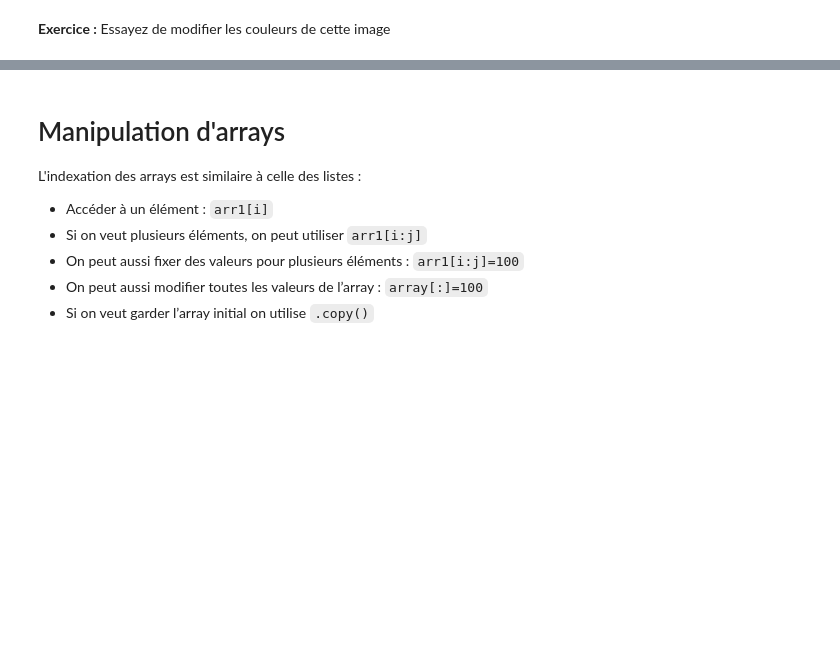
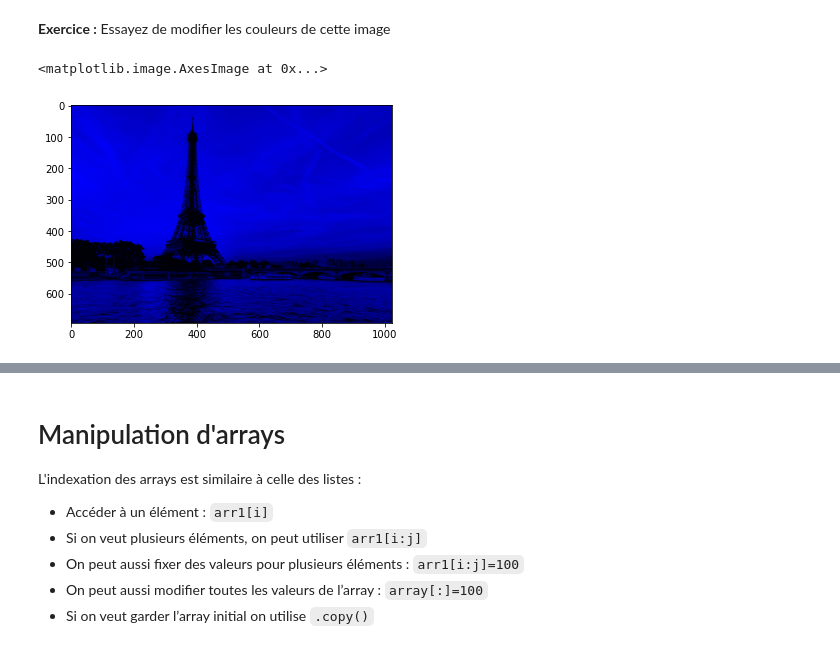
Before and after one commit to stat4decision/ml-adway-mai21, a Jupyter notebook: 04_numpy.ipynb, the cells around one changed output, grey strips where cells are left out. Drawn from its saved outputs; the diff is of its cells as text; code cells hidden in the pictures; blank space fills up the shorter version.

```diff
--- a/04_numpy.ipynb
+++ b/04_numpy.ipynb
@@ -137,2 +164,7 @@ plt.imshow(image_paris)
 # %% [markdown]
 **Exercice :** Essayez de modifier les couleurs de cette image
+# %%
+plt.imshow(image_paris*np.array([0,0,1]))
+# %% [output]
+<matplotlib.image.AxesImage at 0x...>
+[figure, added]
```
Also changed, not shown: parts of 28 cells of this notebook, 4 other files.
